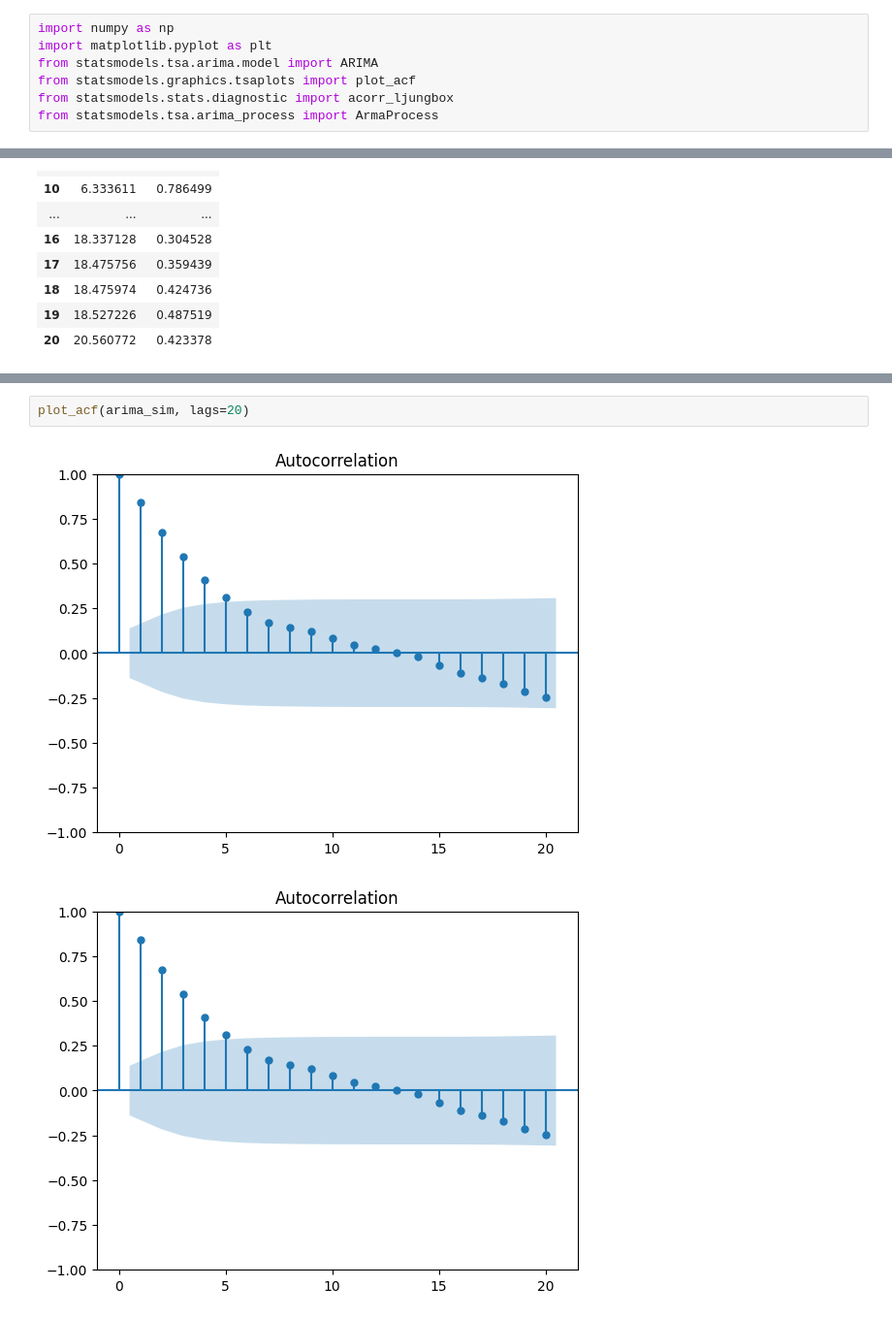
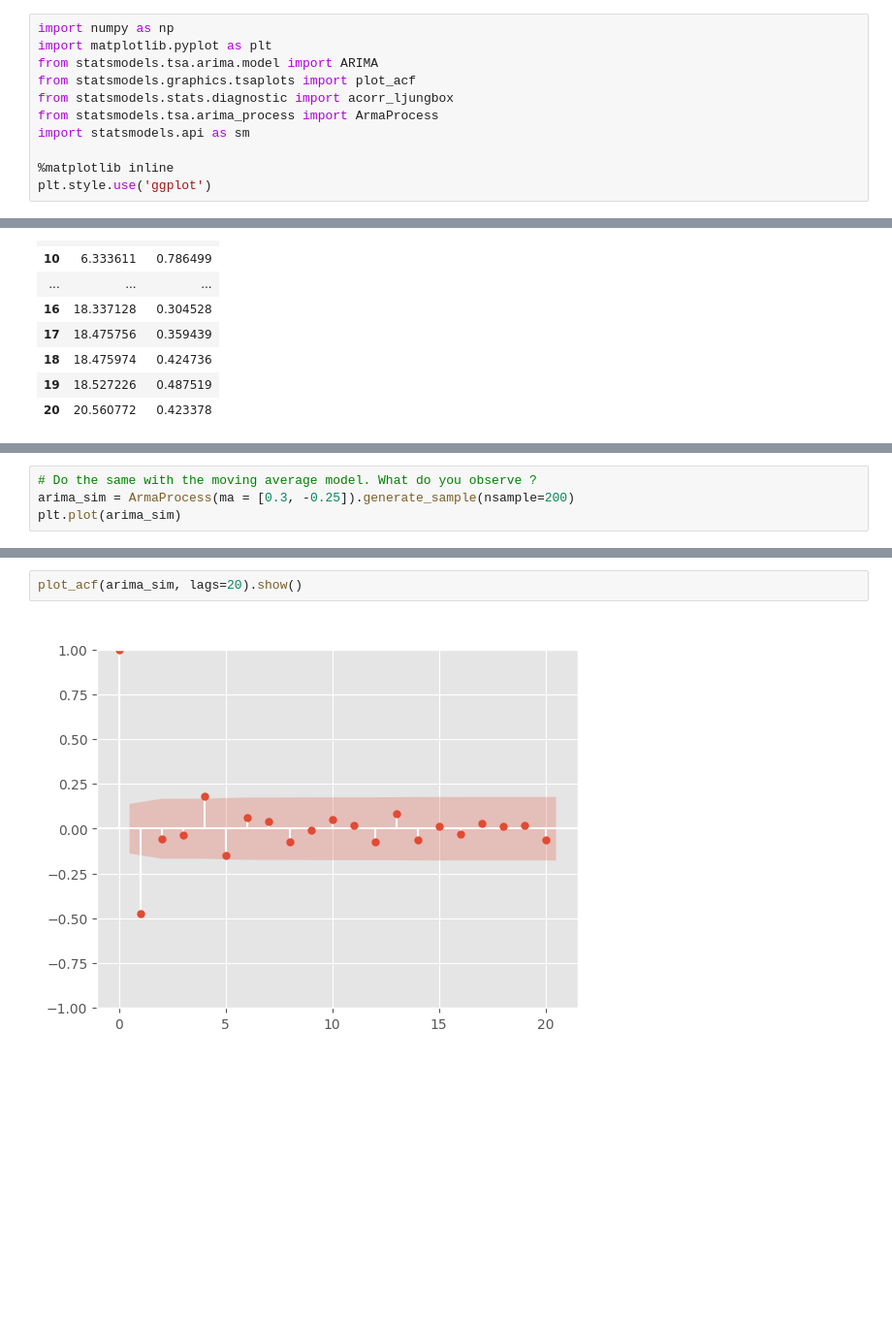
Before and after one commit to Zamanax/B4-Time-series, a Jupyter notebook: timeseries.ipynb, the cells around one changed output, grey strips where cells are left out. Shown at 97% size. Drawn from its saved outputs; the diff is of its cells as text; blank space fills up the shorter version.

```diff
--- a/timeseries.ipynb
+++ b/timeseries.ipynb
@@ -5,6 +5,10 @@ from statsmodels.tsa.arima.model import ARIMA
 from statsmodels.graphics.tsaplots import plot_acf
 from statsmodels.stats.diagnostic import acorr_ljungbox
 from statsmodels.tsa.arima_process import ArmaProcess
+import statsmodels.api as sm
+
+%matplotlib inline
+plt.style.use('ggplot')
 # %%
 np.random.seed(1234)
 # generate white noise for 200 observations and plot it
@@ -103,0 +113,4 @@ The ACF of the random walk is not 0 for all lags. Moreover, they are statistical
+# %%
+# Do the same with the moving average model. What do you observe ?
+arima_sim = ArmaProcess(ma = [0.3, -0.25]).generate_sample(nsample=200)
+plt.plot(arima_sim)
@@ -104,5 +120,4 @@ The ACF of the random walk is not 0 for all lags. Moreover, they are statistical
 # %%
-plot_acf(arima_sim, lags=20)
+plot_acf(arima_sim, lags=20).show()
 # %% [output]
-[figure, old version]
+[figure, new version]
-[figure, removed]
```
Also changed, not shown: parts of 16 cells of this notebook.
